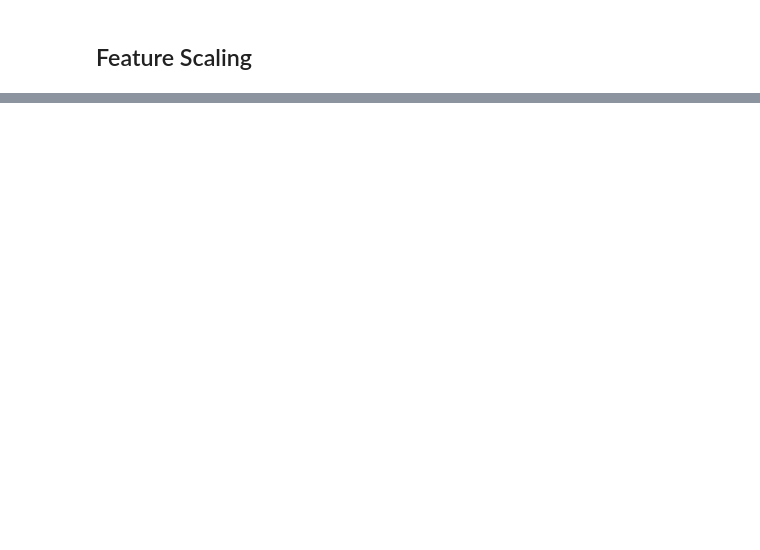
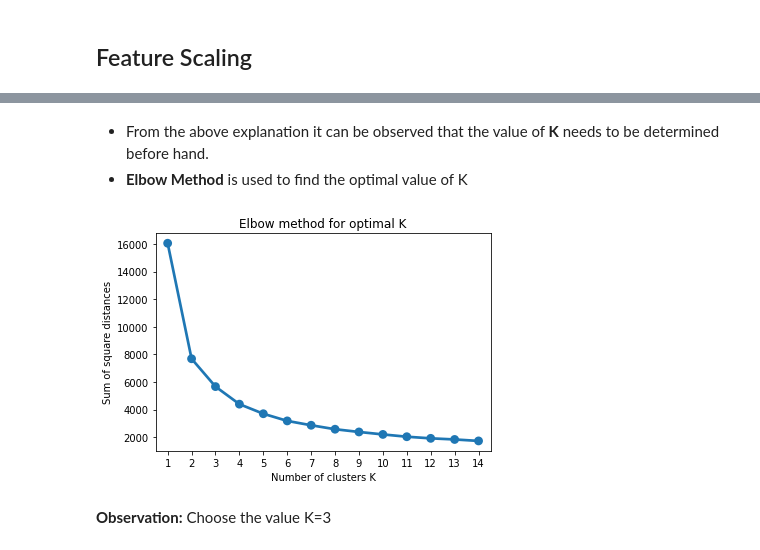
Before and after one commit to ParisRohan/AES-128-bit-Key-size-, a Jupyter notebook: rp-customer-segmentation.ipynb, the cells around one changed output, grey strips where cells are left out. Saved outputs shown, nothing was run; the diff lists cells and outputs as text; code cells hidden in the pictures; blank space fills up the shorter version.

```diff
--- a/rp-customer-segmentation.ipynb
+++ b/rp-customer-segmentation.ipynb
@@ -405,3 +422,6 @@ sns.histplot(data=rfm_log, x='Monetary')
 # %%
-#scaler = StandardScaler()
-#rfm_scaled = scaler.fit_transform(rfm_log)
+scaler = StandardScaler()
+rfm_scaled = scaler.fit_transform(rfm_log)
+# %%
+rfm_scaled = pd.DataFrame(rfm_scaled, index=rfm.index, columns= rfm_log.columns)
+rfm_scaled.head()
@@ -409,0 +446,22 @@ sns.histplot(data=rfm_log, x='Monetary')
+# %% [markdown]
+* From the above explanation it can be observed that the value of **K** needs to be determined before hand.
+* **Elbow Method** is used to find the optimal value of K
+# %%
+#wcss stands for within cluster sum of squares
+wcss={}
+
+for k in range(1,15):
+    km = KMeans(n_clusters=k, init='k-means++', max_iter=1000)
+    km = km.fit(rfm_scaled)
+    wcss[k] = km.inertia_
+
+#Plot graph for the wcss values and the number of clusters
+sns.pointplot(x=list(wcss.keys()), y=list(wcss.values()))
+plt.xlabel('Number of clusters K')
+plt.ylabel('Sum of square distances')
+plt.title('Elbow method for optimal K')
+plt.show()
+# %% [output]
+[figure, added]
+# %% [markdown]
+**Observation:** Choose the value K=3
```
Also changed, not shown: parts of 19 cells of this notebook.
